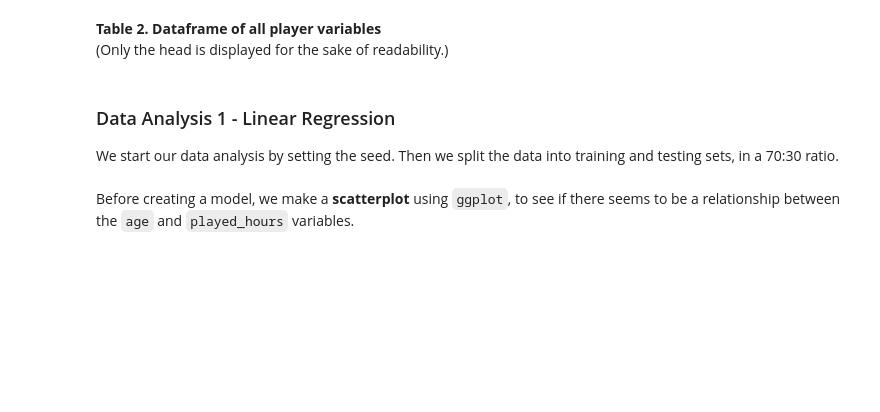
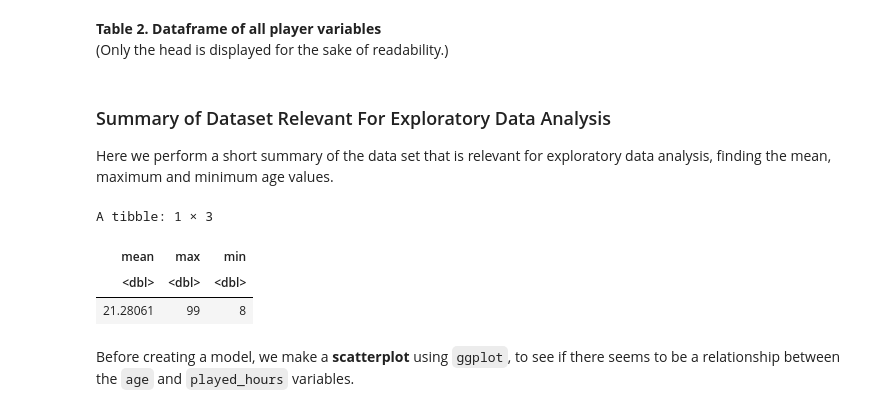
Before and after one commit to Kavisha1141/dsci100_final_project, a Jupyter notebook: project_final_report.ipynb, the cells around one changed output. Cells and saved outputs as stored; diff of their text form; code cells hidden in the pictures; blank space fills up the shorter version.

Commit message:
Added summary stats.

```diff
--- a/project_final_report.ipynb
+++ b/project_final_report.ipynb
@@ -132,8 +132,17 @@ A tibble: 6 × 8
 # %% [markdown]
 **Table 2. Dataframe of all player variables**\
 (Only the head is displayed for the sake of readability.)
-# %% [markdown]
-<h3>Data Analysis 1 - Linear Regression</h3>
-
-We start our data analysis by setting the seed. Then we split the data into training and testing sets, in a 70:30 ratio.
+# %% [markdown]
+<h3>Summary of Dataset Relevant For Exploratory Data Analysis</h3>
+
+Here we perform a short summary of the data set that is relevant for exploratory data analysis, finding the mean, maximum and minimum age values.
+# %%
+summary <- data |> summarize(mean = mean(age), max = max(age), min = min(age))
+
+summary
+# %% [output]
+A tibble: 1 × 3
+| mean | max | min |
+| <dbl> | <dbl> | <dbl> |
+| 21.28061 | 99 | 8 |
 # %%
```
Also changed, not shown: parts of 3 cells of this notebook.
